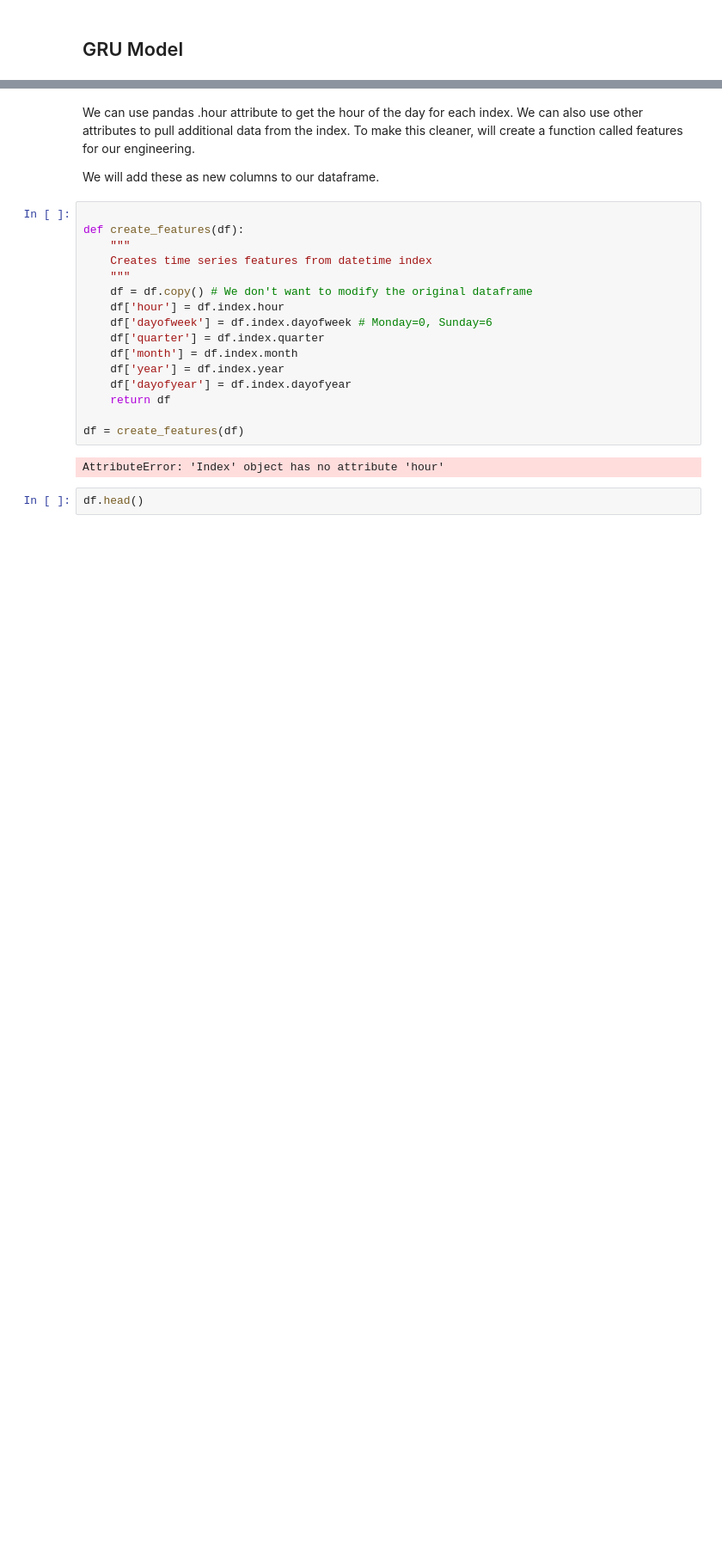
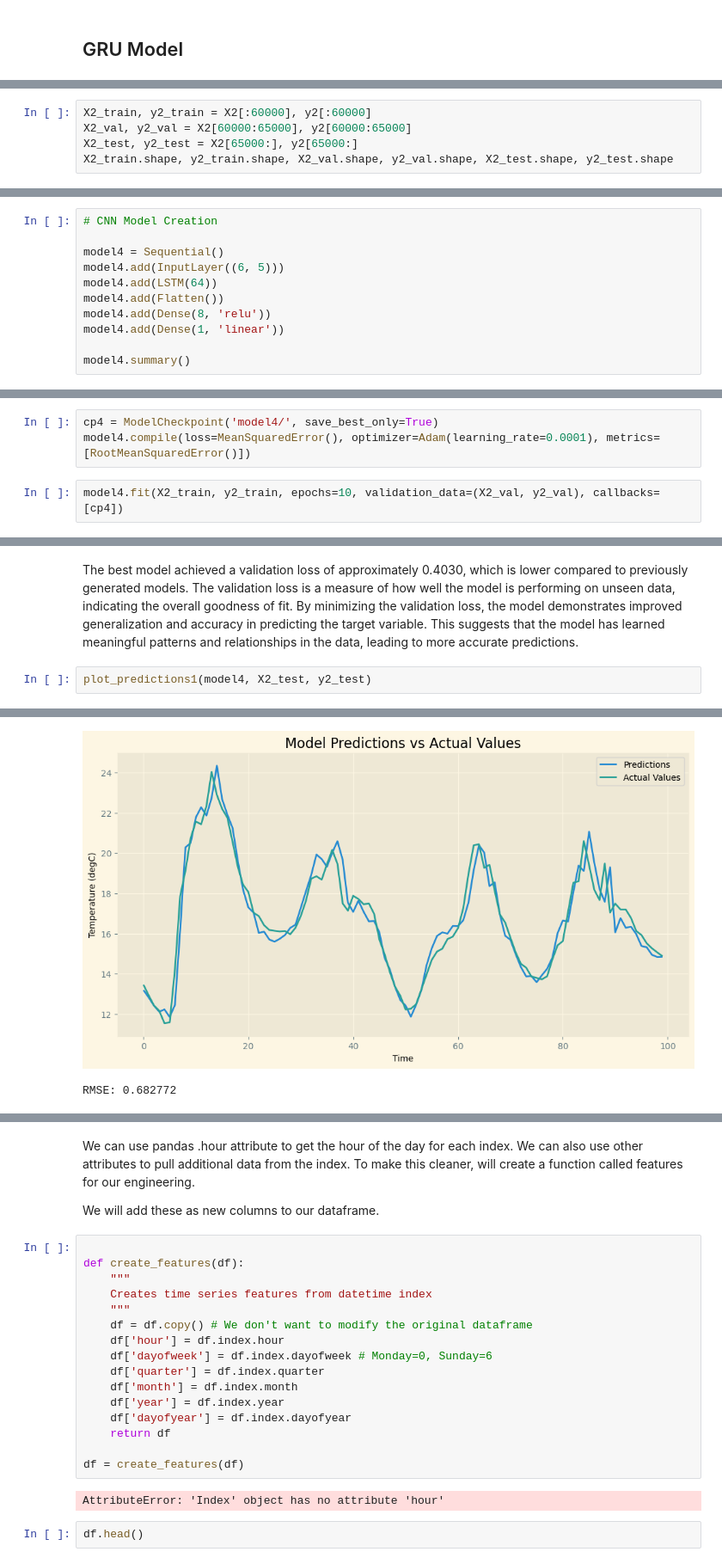
Before and after one commit to analyticsbyted/LSTM_weatherForecast, a Jupyter notebook: weatherForecast.ipynb, the cells around one changed output, grey strips where cells are left out. Shown at 86% size. Cells and saved outputs as stored; diff of their text form; blank space fills up the shorter version.

```diff
--- a/weatherForecast.ipynb
+++ b/weatherForecast.ipynb
@@ -552,0 +748,5 @@ The Gated Recurrent Unit (GRU) is a type of recurrent neural network (RNN) that
+# %%
+X2_train, y2_train = X2[:60000], y2[:60000]
+X2_val, y2_val = X2[60000:65000], y2[60000:65000]
+X2_test, y2_test = X2[65000:], y2[65000:]
+X2_train.shape, y2_train.shape, X2_val.shape, y2_val.shape, X2_test.shape, y2_test.shape
@@ -552,0 +806,11 @@ The Gated Recurrent Unit (GRU) is a type of recurrent neural network (RNN) that
+# %%
+# CNN Model Creation
+
+model4 = Sequential()
+model4.add(InputLayer((6, 5)))
+model4.add(LSTM(64))
+model4.add(Flatten())
+model4.add(Dense(8, 'relu'))
+model4.add(Dense(1, 'linear'))
+
+model4.summary()
@@ -552,0 +849,5 @@ The Gated Recurrent Unit (GRU) is a type of recurrent neural network (RNN) that
+# %%
+cp4 = ModelCheckpoint('model4/', save_best_only=True)
+model4.compile(loss=MeanSquaredError(), optimizer=Adam(learning_rate=0.0001), metrics=[RootMeanSquaredError()])
+# %%
+model4.fit(X2_train, y2_train, epochs=10, validation_data=(X2_val, y2_val), callbacks=[cp4])
@@ -552,0 +872,5 @@ The Gated Recurrent Unit (GRU) is a type of recurrent neural network (RNN) that
+# %% [markdown]
+The best model achieved a validation loss of approximately 0.4030, which is lower compared to previously generated models. The validation loss is a measure of how well the model is performing on unseen data, indicating the overall goodness of fit. By minimizing the validation loss, the model demonstrates improved generalization and accuracy in predicting the target variable. This suggests that the model has learned meaningful patterns and relationships in the data, leading to more accurate predictions.
+# %%
+plot_predictions1(model4, X2_test, y2_test)
+# %% [output]
@@ -552,0 +878,2 @@ The Gated Recurrent Unit (GRU) is a type of recurrent neural network (RNN) that
+[figure, added]
+RMSE: 0.682772
```
Also changed, not shown: parts of 57 cells of this notebook, 12 other files.
